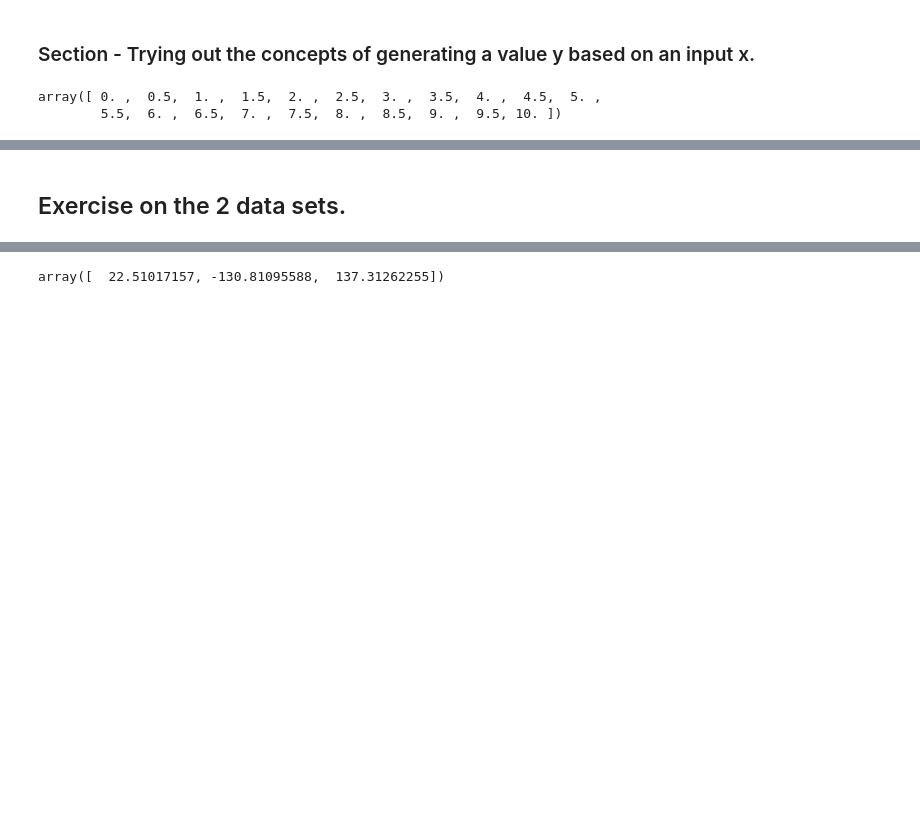
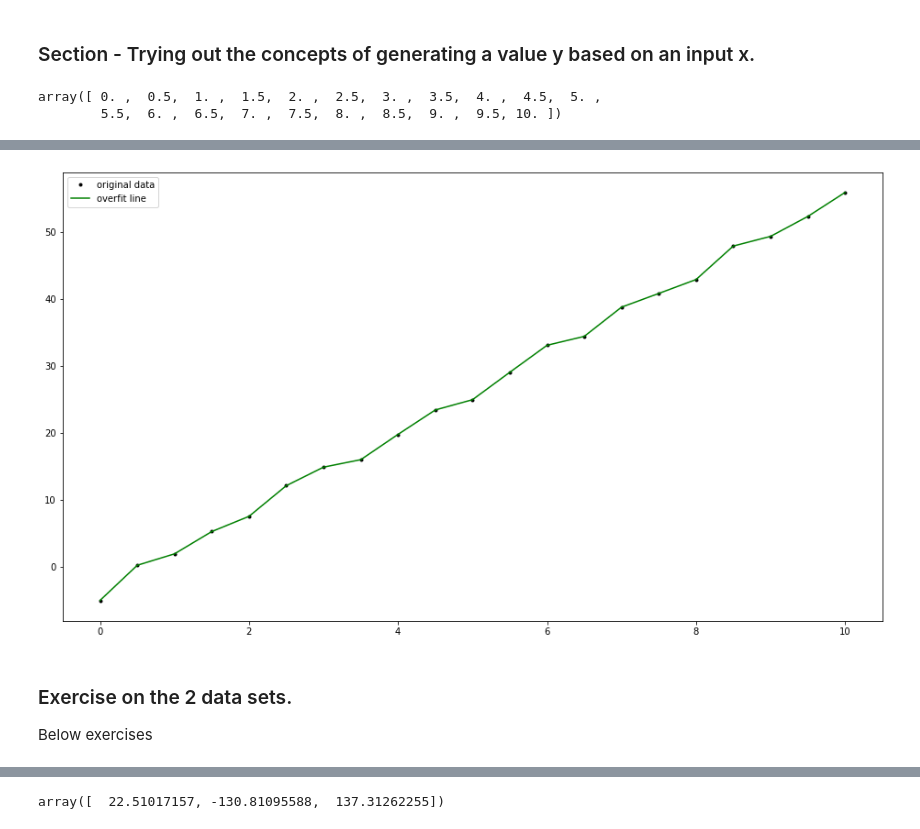
Before and after one commit to donneger/machinelearning_statistics, a Jupyter notebook: ml_practicals/ml_stats_practicals_parameters.ipynb, the cells around one changed output, grey strips where cells are left out. Drawn from its saved outputs; the diff is of its cells as text; code cells hidden in the pictures; blank space fills up the shorter version.

```diff
--- a/ml_practicals/ml_stats_practicals_parameters.ipynb
+++ b/ml_practicals/ml_stats_practicals_parameters.ipynb
@@ -87,5 +98,18 @@ ax.plot(x, np.polyval(params,x) ,'g-')
+# %%
+# Note from the plot every point is connected and therefore the model produced is not a true representation of the undrlying relationship, it has modelled all of the noise.
+fig,ax = plt.subplots(figsize=(16,9))
+
+ax.plot(x,y,'k.', label = 'original data')
+
+# Plot the data based on the polyfit output. Using np.polyval to evaluate the data as calculated from the polyfit.
+ax.plot(x, np.polyval(params,x) ,'g-', label = 'overfit line');
+
+ax.legend();
+# %% [output]
+[figure, added]
 # %% [markdown]
-## Exercise on the 2 data sets.
+### Exercise on the 2 data sets.
+Below exercises
 # %%
 # Data Set 1
 x1 = [0.0, 1.0, 2.0, 3.0, 4.0, 5.0, 6.0, 7.0, 8.0, 9.0, 10.0, 11.0, 12.0, 13.0, 14.0, 15.0]
```
Also changed, not shown: parts of 32 cells of this notebook.
